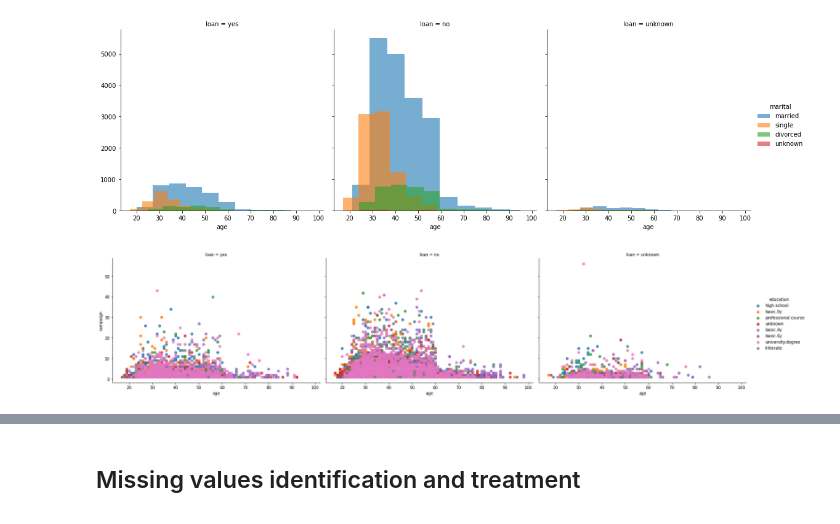
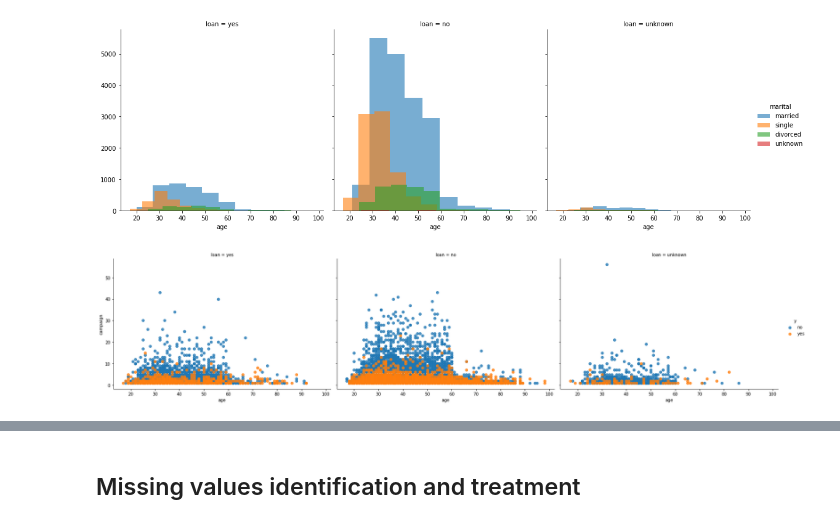
Before and after one commit to ilaav/b1CapstoneProject, a Jupyter notebook: EDA_Checkpoint 2.ipynb, the cells around one changed output, grey strips where cells are left out. Cells and saved outputs as stored; diff of their text form; code cells hidden in the pictures.

```diff
--- a/EDA_Checkpoint 2.ipynb
+++ b/EDA_Checkpoint 2.ipynb
@@ -240,6 +232,6 @@ g.add_legend()
 <seaborn.axisgrid.FacetGrid at 0x...>
 [figure]
 # %%
-g=sns.lmplot(x='age',y='campaign',hue='education',data=df,aspect=1.5,col='loan',fit_reg=False)
+g=sns.lmplot(x='age',y='campaign',hue='y',data=df,aspect=1.5,col='loan',fit_reg=False)
 # %% [output]
-[figure, old version]
+[figure, new version]
```
Also changed, not shown: parts of 55 cells of this notebook.
